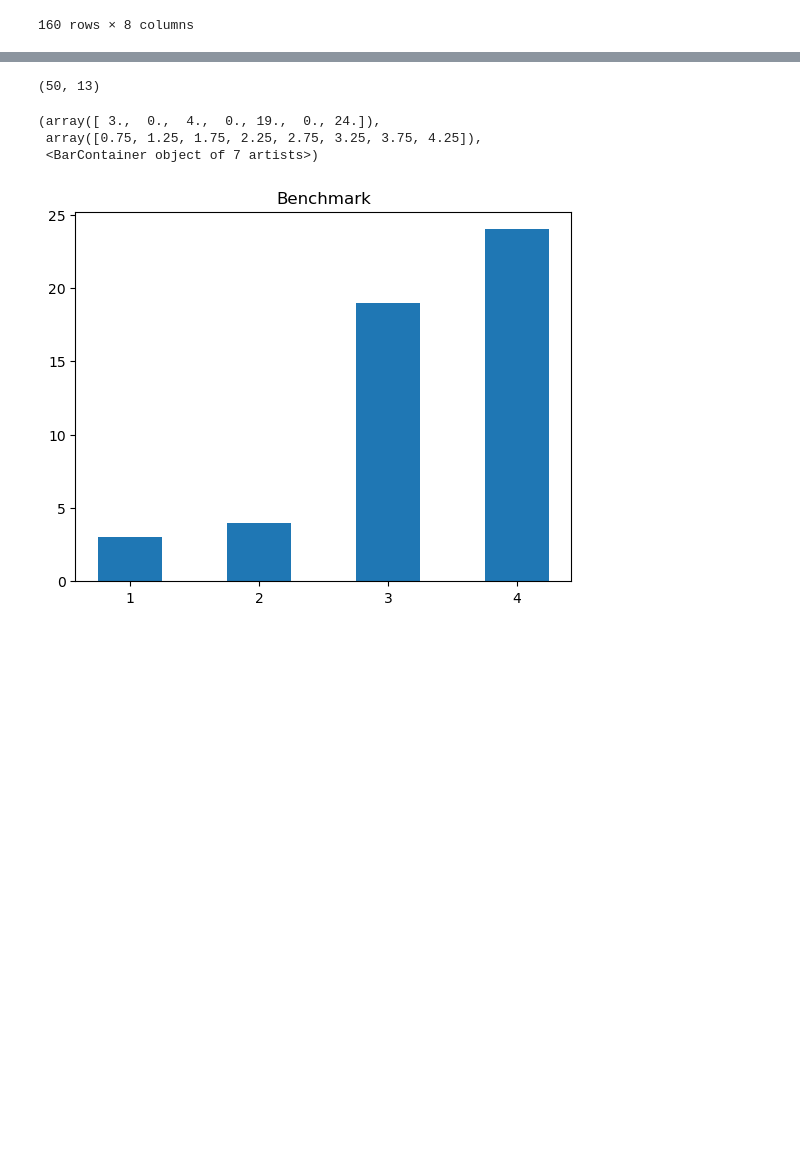
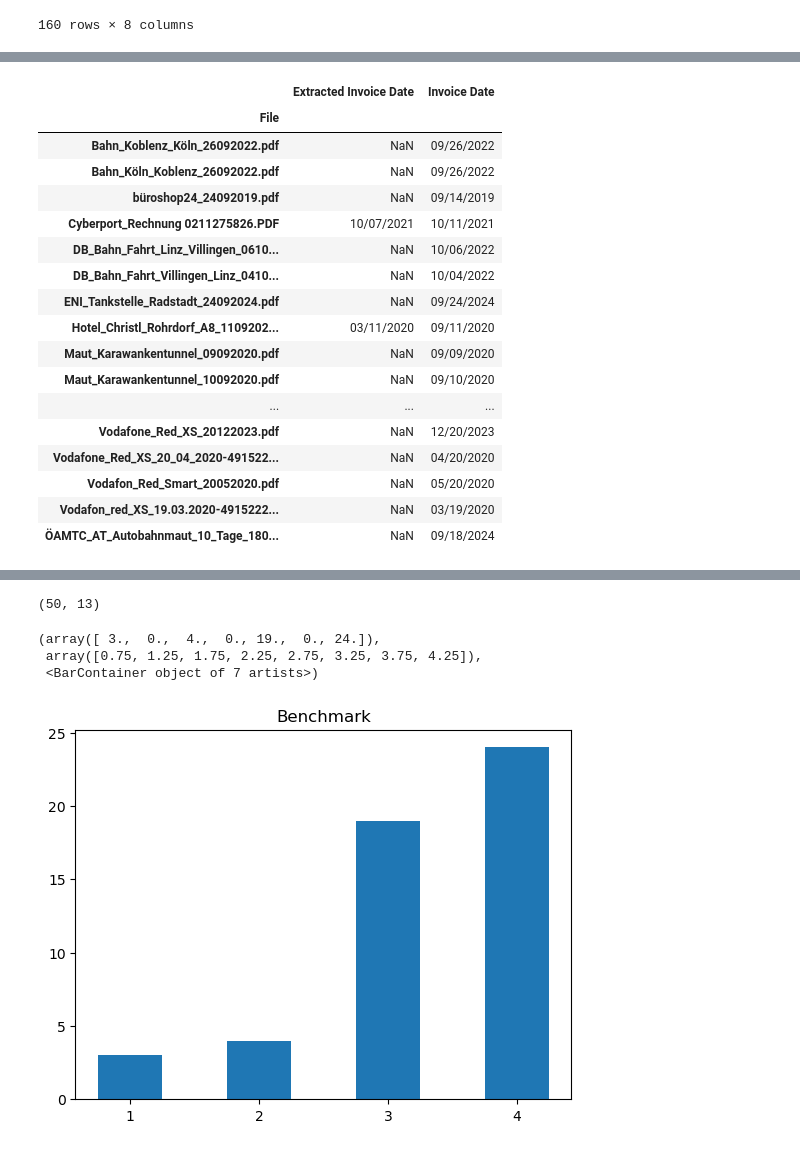
Before and after one commit to Paul01001000/HFU-Bachelor-Thesis, a Jupyter notebook: Data_Analysis.ipynb, the cells around one changed output, grey strips where cells are left out. Cells and saved outputs as stored; diff of their text form; code cells hidden in the pictures; blank space fills up the shorter version.

```diff
--- a/Data_Analysis.ipynb
+++ b/Data_Analysis.ipynb
@@ -173,3 +161,29 @@ inv
+# %%
+inv = results.loc[results["Correct Amount"] == False,["Extracted Amount","Amount"]]
+inv = results.loc[results["Correct Invoice Number"] == False,["Extracted Invoice Number","Invoice Number"]]
+inv = results.loc[results["Correct Vendor"] == False,["Extracted Vendor","Vendor"]]
+inv = results.loc[results["Correct Invoice Date"] == False,["Extracted Invoice Date","Invoice Date"]]
+
+inv
+# %% [output]
+|  | Extracted Invoice Date | Invoice Date |
+| File |  |  |
+| Bahn_Koblenz_Köln_26092022.pdf | NaN | 09/26/2022 |
+| Bahn_Köln_Koblenz_26092022.pdf | NaN | 09/26/2022 |
+| büroshop24_24092019.pdf | NaN | 09/14/2019 |
+| Cyberport_Rechnung 0211275826.PDF | 10/07/2021 | 10/11/2021 |
+| DB_Bahn_Fahrt_Linz_Villingen_0610... | NaN | 10/06/2022 |
+| DB_Bahn_Fahrt_Villingen_Linz_0410... | NaN | 10/04/2022 |
+| ENI_Tankstelle_Radstadt_24092024.pdf | NaN | 09/24/2024 |
+| Hotel_Christl_Rohrdorf_A8_1109202... | 03/11/2020 | 09/11/2020 |
+| Maut_Karawankentunnel_09092020.pdf | NaN | 09/09/2020 |
+| Maut_Karawankentunnel_10092020.pdf | NaN | 09/10/2020 |
+| ... | ... | ... |
+| Vodafone_Red_XS_20122023.pdf | NaN | 12/20/2023 |
+| Vodafone_Red_XS_20_04_2020-491522... | NaN | 04/20/2020 |
+| Vodafon_Red_Smart_20052020.pdf | NaN | 05/20/2020 |
+| Vodafon_red_XS_19.03.2020-4915222... | NaN | 03/19/2020 |
+| ÖAMTC_AT_Autobahnmaut_10_Tage_180... | NaN | 09/18/2024 |
 # %%
 scan = pd.read_csv("C:/Users/paul8/Downloads/DB_scan.csv",sep=';').set_index("File")
 
```
Also changed, not shown: parts of 20 cells of this notebook.
